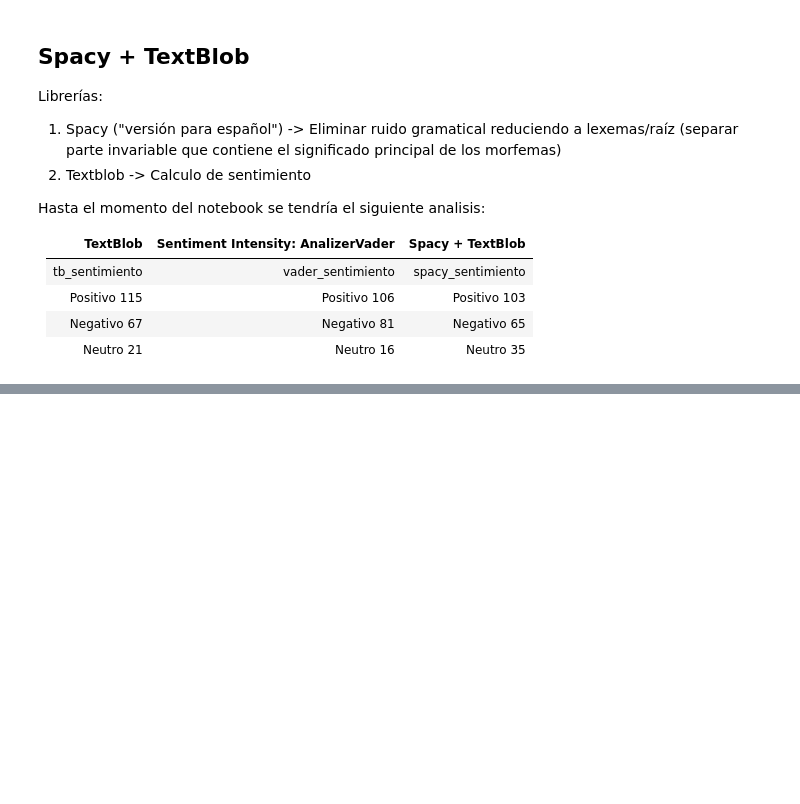
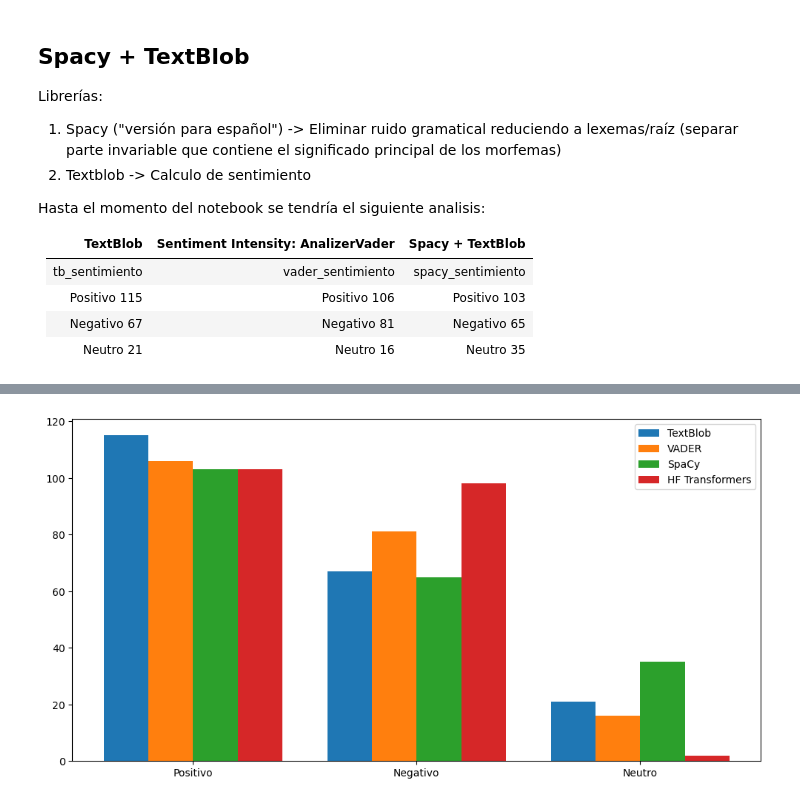
Before and after one commit to IsaacRZ/Sentiment-Analysis, a Jupyter notebook: ProyectoI/SentimentAnalysis.ipynb, the cells around one changed output, grey strips where cells are left out. Saved outputs shown, nothing was run; the diff lists cells and outputs as text; code cells hidden in the pictures; blank space fills up the shorter version.

```diff
--- a/ProyectoI/SentimentAnalysis.ipynb
+++ b/ProyectoI/SentimentAnalysis.ipynb
@@ -359,0 +417,14 @@ ValueError: Length of values (1) does not match length of index (203)
+# %%
+fig, ax = plt.subplots(figsize=(12,6))
+ax.bar(pos_textblob, textblob, width=ancho, label="TextBlob")
+ax.bar(pos_vader,    vader_sia,    width=ancho, label="VADER")
+ax.bar(pos_sp,    spacy_textblob,    width=ancho, label="SpaCy")
+ax.bar(pos_hf,       transformers_hf,       width=ancho, label="HF Transformers")
+
+ax.set_xticks(y)
+ax.set_xticklabels(categorias)
+ax.legend()
+
+plt.show()
+# %% [output]
+[figure, added]
```
Also changed, not shown: parts of 20 cells of this notebook, 1 other file.
